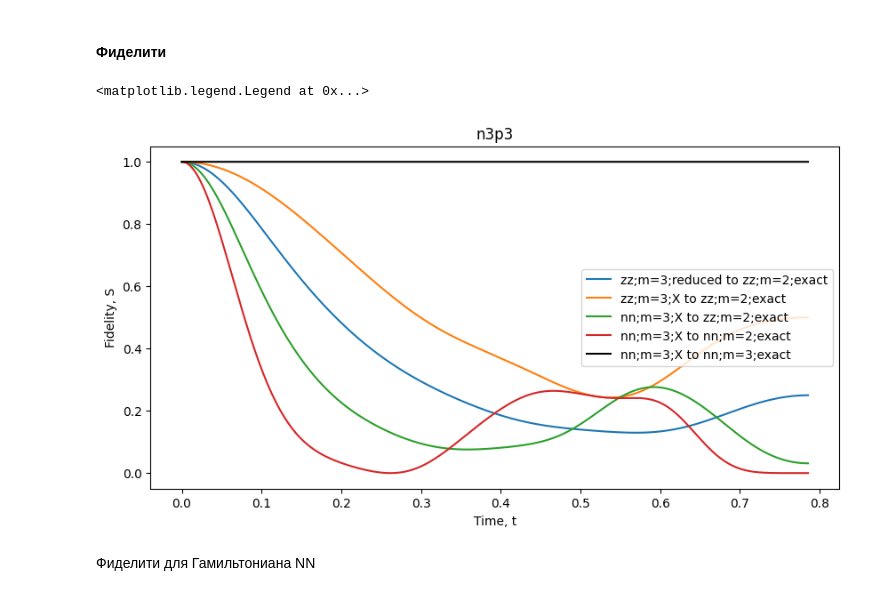
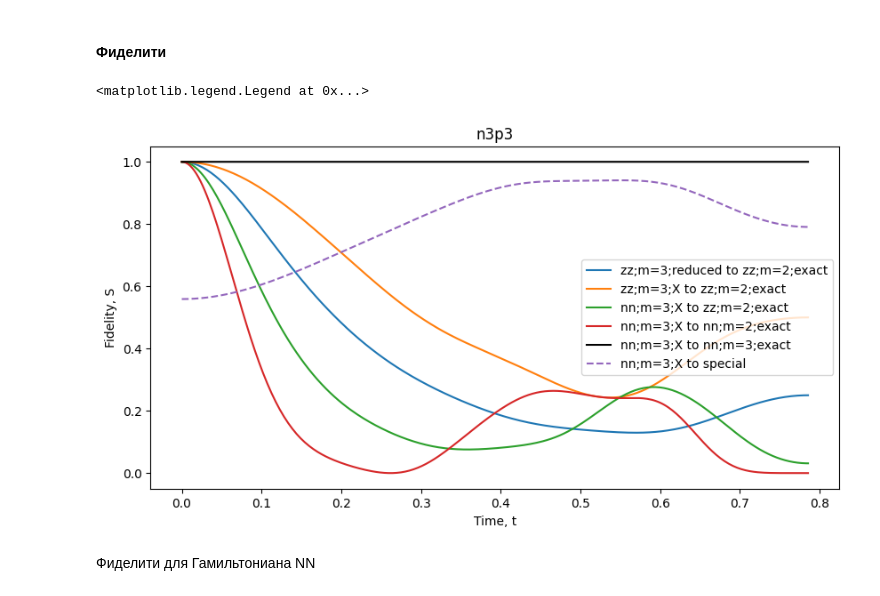
Before and after one commit to kephircheek/Entanglement-of-macroscopic-qubits-with-the-use-of-quantum-optimal-control, a Jupyter notebook: notebooks/Tim's way.ipynb, the cells around one changed output. Drawn from its saved outputs; the diff is of its cells as text; code cells hidden in the pictures.

```diff
--- a/notebooks/Tim's way.ipynb
+++ b/notebooks/Tim's way.ipynb
@@ -301,3 +315,28 @@ fid_hnn_m3_mesuared_by_x_respect_to_hnn_m3_exact_span = [
+# %%
+def special_reference_state_for_odd_chains2(model):
+    return sum(
+        (
+            math.sqrt(math.comb(model.n_bosons, k))
+            * math.sqrt(math.comb(model.n_bosons, k))
+            * bec.fock_state_constructor(model, 2, 0, k)
+            * bec.fock_state_constructor(model, 2, 1, k)
+            * bec.vacuum_state(model)
+        )
+        for k in range(model.n_bosons + 1)
+    ) / math.sqrt(2**model.n_bosons)
+# %%
+special_reference_state_for_odd_chains_ = special_reference_state_for_odd_chains2(model)
+# %%
+special_reference_state_for_odd_chains_ /= special_reference_state_for_odd_chains_.norm()
+# %%
+fid_hnn_m3_mesuared_by_x_respect_to_spec_ref_state_span = [
+    qutip.metrics.fidelity(special_reference_state_for_odd_chains_, b)
+    for b in tqdm(
+        state_hnn_m3_mesuared_by_x_span,
+        total=len(state_hnn_m3_mesuared_by_x_span),
+        ncols=80,
+    )
+]
 # %%
 fig, ax = plt.subplots(1, 1, figsize=(10, 5))
 ax.plot(
@@ -311,34 +350,41 @@ ax.plot(
     fid_hzz_m3_mesuared_by_x_respect_to_hzz_m2_exact_span,
     "-",
     label=f"zz;m=3;X to zz;m=2;exact",
 )
 ax.plot(
     t_span,
     fid_hnn_m3_mesuared_by_x_respect_to_hzz_m2_exact_span,
     "-",
     label=f"nn;m=3;X to zz;m=2;exact",
 )
 ax.plot(
     t_span,
     fid_hnn_n3_mesuared_by_x_respect_to_hnn_m2_exact_span,
     "-",
     label=f"nn;m=3;X to nn;m=2;exact",
 )
 ax.plot(
     t_span,
     fid_hnn_m3_mesuared_by_x_respect_to_hnn_m3_exact_span,
     "-k",
     label=f"nn;m=3;X to nn;m=3;exact",
 )
 
+ax.plot(
+    t_span,
+    fid_hnn_m3_mesuared_by_x_respect_to_spec_ref_state_span,
+    "--",
+    label=f"nn;m=3;X to special",
+)
+
 
 ax.set_title(f"n{n_bosons}p{i_projection}")
 ax.set_ylabel("Fidelity, S")
 ax.set_xlabel("Time, t")
 ax.legend()
 # %% [output]
 <matplotlib.legend.Legend at 0x...>
-[figure, old version]
+[figure, new version]
 # %% [markdown]
 Фиделити для Гамильтониана NN
 # %%
```
Also changed, not shown: parts of 20 cells of this notebook.
